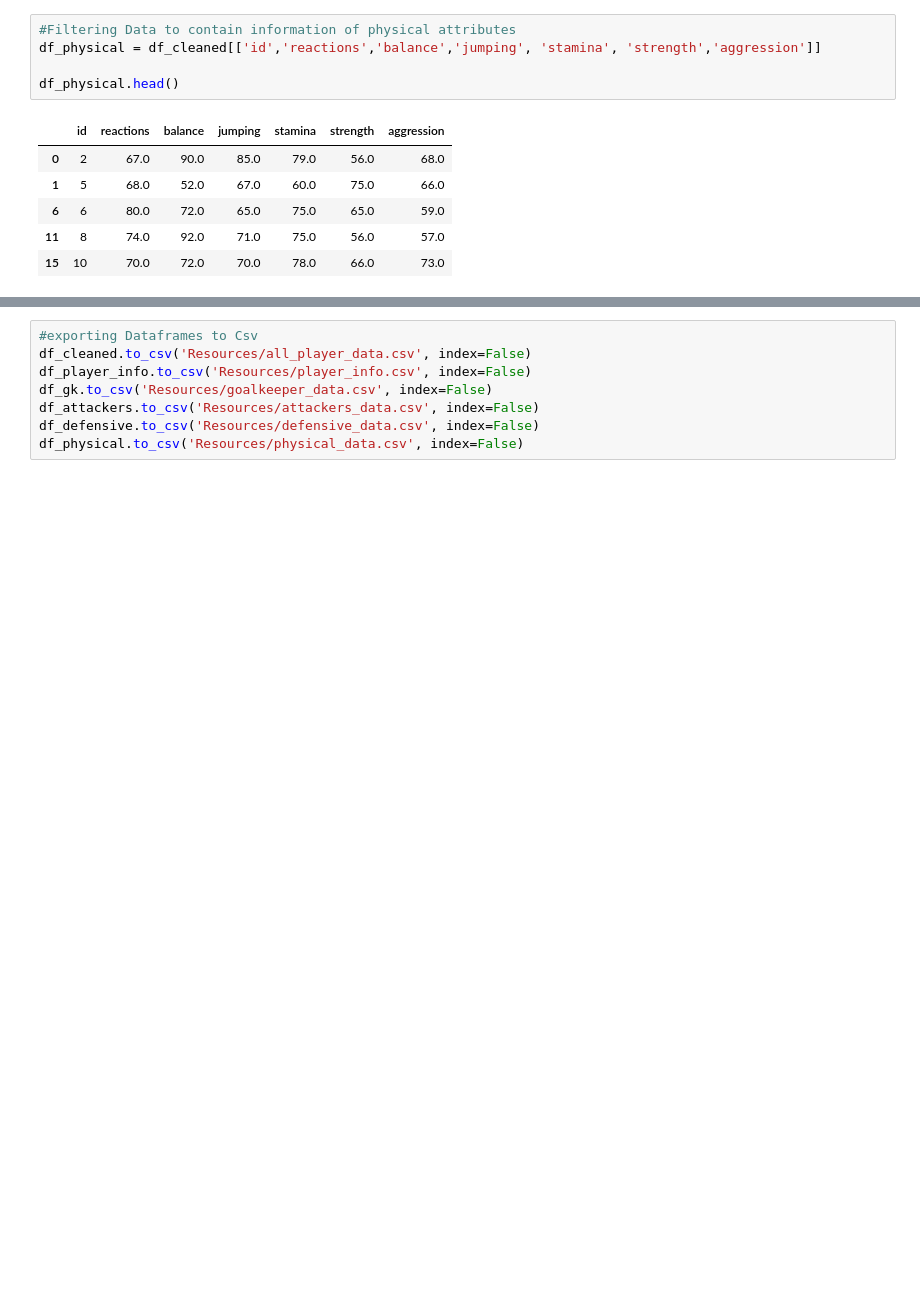
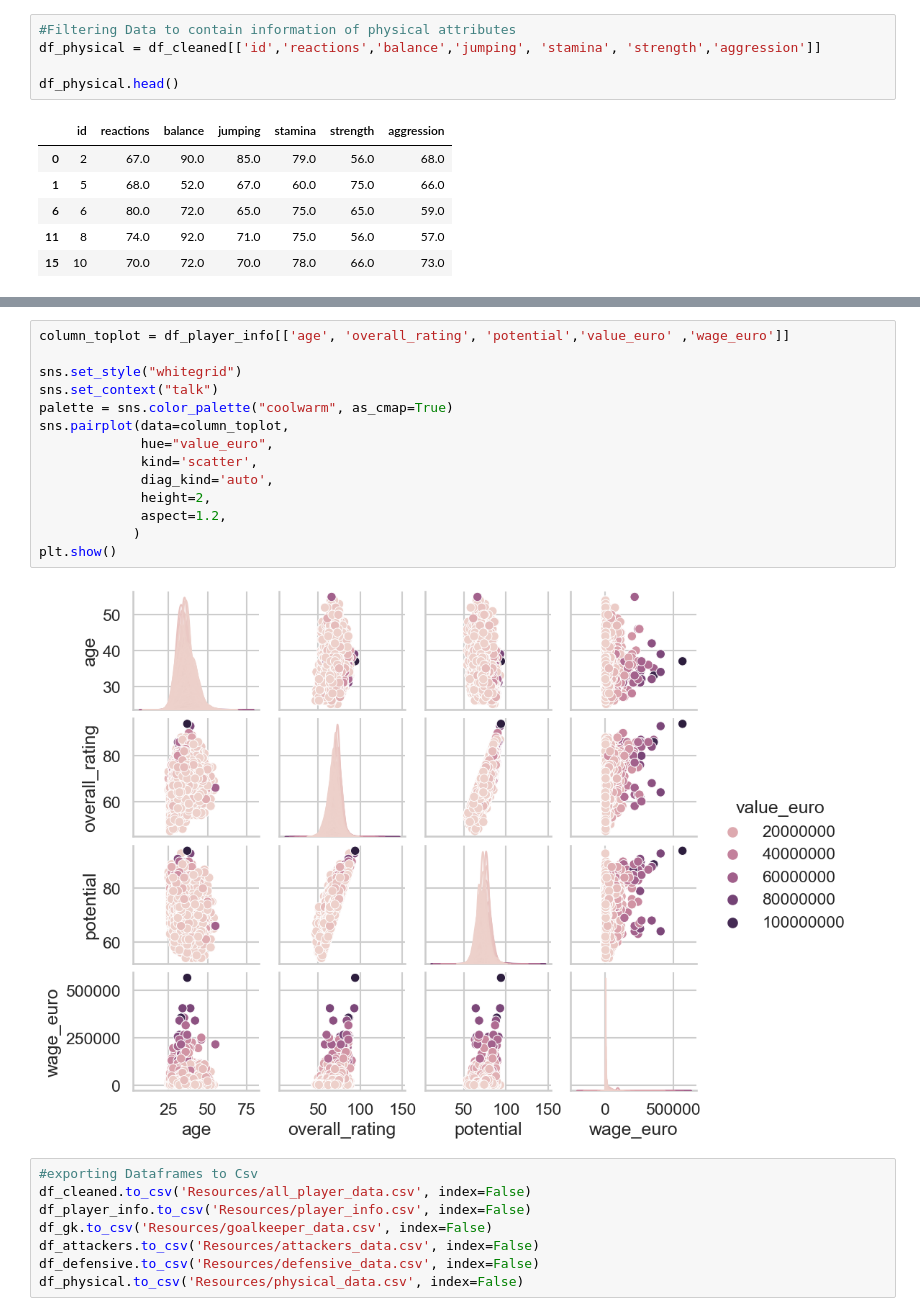
Before and after one commit to rdeshir10/Fifa_Analysis, a Jupyter notebook: football.ipynb, the cells around one changed output, grey strips where cells are left out. Cells and saved outputs as stored; diff of their text form; blank space fills up the shorter version.

```diff
--- a/football.ipynb
+++ b/football.ipynb
@@ -202,3 +231,19 @@ df_gk.sample(10)
+# %%
+column_toplot = df_player_info[['age', 'overall_rating', 'potential','value_euro' ,'wage_euro']]
+
+sns.set_style("whitegrid")
+sns.set_context("talk")
+palette = sns.color_palette("coolwarm", as_cmap=True)
+sns.pairplot(data=column_toplot,
+             hue="value_euro",
+             kind='scatter',
+             diag_kind='auto',
+             height=2,
+             aspect=1.2,
+            )
+plt.show()
+# %% [output]
+[figure, added]
 # %%
 #exporting Dataframes to Csv
 df_cleaned.to_csv('Resources/all_player_data.csv', index=False)
```
Also changed, not shown: parts of 3 cells of this notebook, 1 other file.
